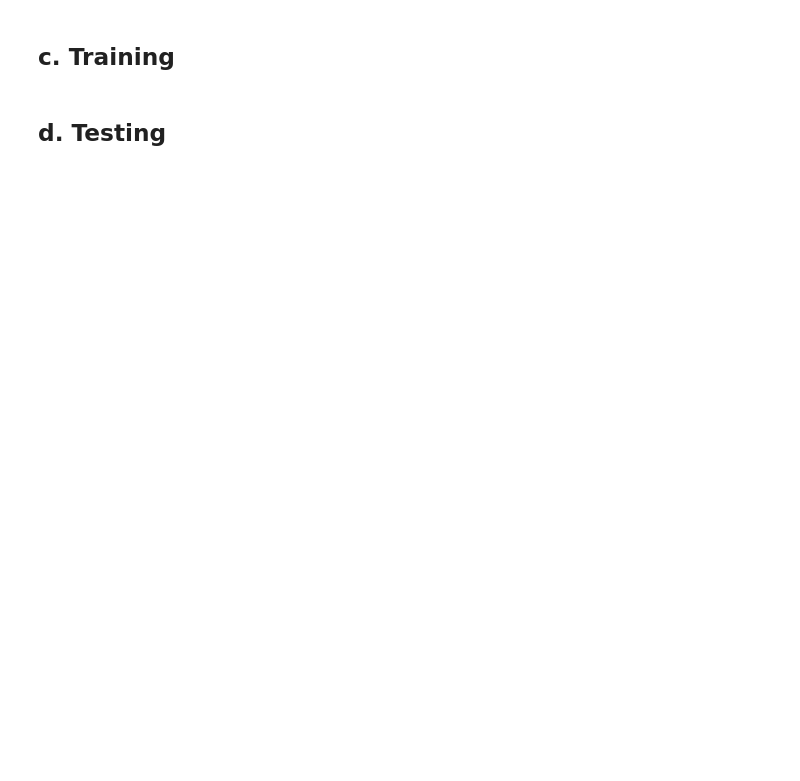
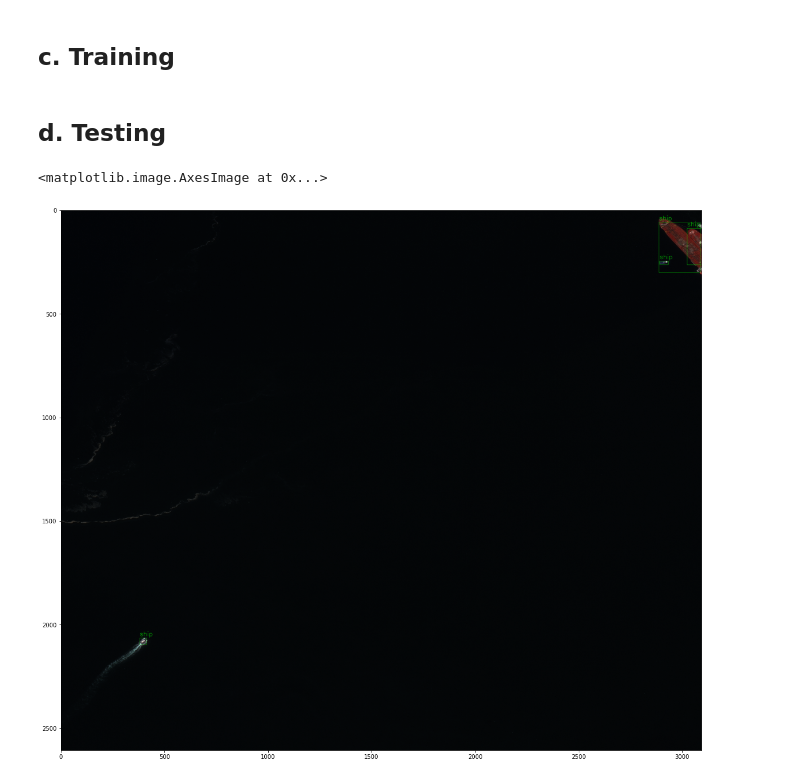
Before and after one commit to nguyenlecong/Faster-RCNN_AI-TOD, a Jupyter notebook: faster_rcnn.ipynb, the cells around one changed output. Cells and saved outputs as stored; diff of their text form; code cells hidden in the pictures; blank space fills up the shorter version.

```diff
--- a/faster_rcnn.ipynb
+++ b/faster_rcnn.ipynb
@@ -36,6 +34,6 @@ from modules.engine import train_one_epoch, evaluate
 # %%
 min_size = 600
 
-class_map = {'airplane': 1, 'ship': 2, 'storage-tank': 3, 'vehicle': 4}
+class_map = {1: 'airplane', 2: 'ship', 3: 'storage-tank', 4: 'vehicle'}
 num_classes = len(class_map)
 # %%
@@ -116,21 +115,25 @@ class CustomDataset(torch.utils.data.Dataset):
 
         num_objs = len(label)
         boxes = []
-        classes = []
+        labels = []
         for i in range(num_objs):
             xmin, ymin, xmax, ymax, cls = [int(j) for j in label[i].split(', ')]
             boxes.append([xmin, ymin, xmax, ymax])
-            classes.append(cls)
+            labels.append(cls)
 
         boxes = torch.as_tensor(boxes, dtype=torch.float32)
-        classes = torch.as_tensor(classes, dtype=torch.uint8)
+        labels = torch.as_tensor(labels, dtype=torch.int64)
 
         image_id = torch.tensor([idx])
+        area = (boxes[:, 3] - boxes[:, 1]) * (boxes[:, 2] - boxes[:, 0])
+        iscrowd = torch.zeros((num_objs,), dtype=torch.int64)
 
         target = {}
         target["boxes"] = boxes
-        target["classes"] = classes
+        target["labels"] = labels
         target["image_id"] = image_id
+        target["area"] = area
+        target["iscrowd"] = iscrowd
 
         if self.transforms is not None:
             img, target = self.transforms(img, target)
@@ -217,12 +197,33 @@ for epoch in range(num_epochs):
 # %% [markdown]
 ## d. Testing
+# %%
+# pick one image from the test set
+img, target = dataset_test[0]
 # %%
-# pick one image from the test set
-img, _ = dataset_test[0]
-
 # put the model in evaluation mode
 model.eval()
 with torch.no_grad():
     pred = model([img.to(device)])
 
 pred
+# %%
+image = img.numpy().transpose(1, 2, 0)
+image = (image*255).astype('uint8')
+
+boxes = target['boxes']
+labels = target['labels']
+
+for i in range(len(boxes)):
+    x1, y1, x2, y2 = boxes[i].cpu().numpy().astype("int")
+    cv2.rectangle(image, (x1, y1), (x2, y2), (0,255,0), 1)
+
+    cls = class_map[int(labels[i])]
+    cv2.putText(image, cls, (x1, y1-10),
+                cv2.FONT_HERSHEY_SIMPLEX,  1, (0, 255, 0), 1,
+                cv2.LINE_AA)
+
+plt.figure(figsize=(20,20))
+plt.imshow(image)
+# %% [output]
+<matplotlib.image.AxesImage at 0x...>
+[figure, added]
```
Also changed, not shown: parts of 7 cells of this notebook.
